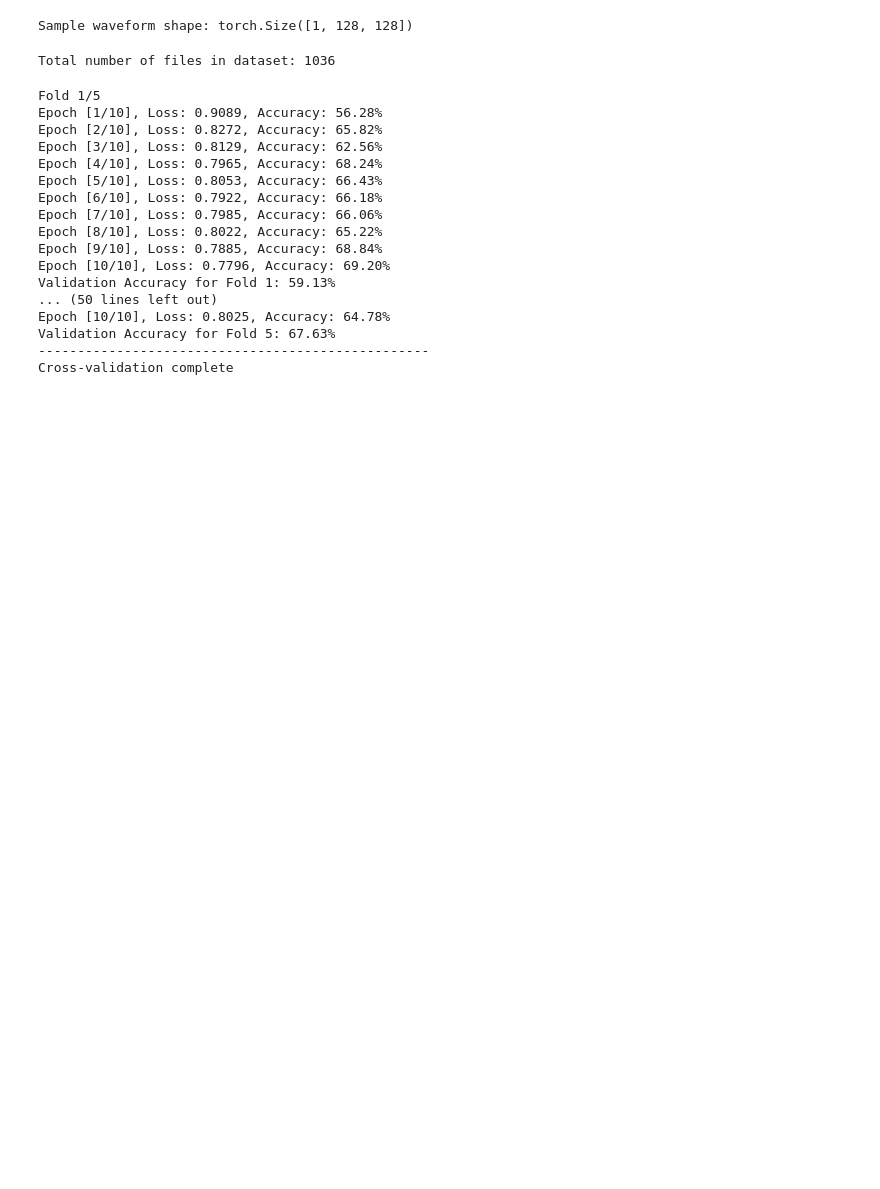
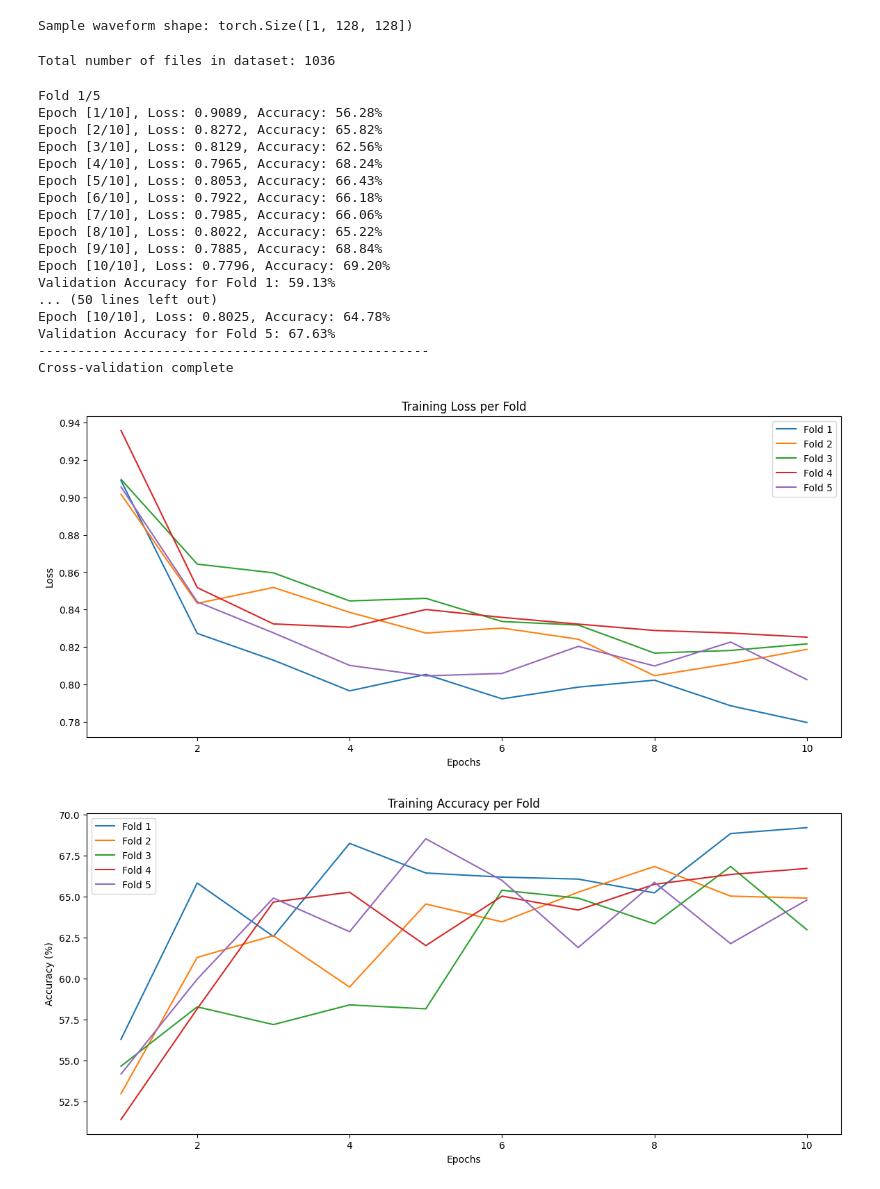
Before and after one commit to kris96tian/Patient_Audio_DeepLearning, a Jupyter notebook: patient-health-detection-using-vocal-audio.ipynb, the cells around one changed output. Drawn from its saved outputs; the diff is of its cells as text; code cells hidden in the pictures; blank space fills up the shorter version.

```diff
--- a/patient-health-detection-using-vocal-audio.ipynb
+++ b/patient-health-detection-using-vocal-audio.ipynb
@@ -178,3 +178,45 @@ Epoch [10/10], Loss: 0.8025, Accuracy: 64.78%
 Validation Accuracy for Fold 5: 67.63%
 --------------------------------------------------
 Cross-validation complete
+# %%
+
+epochs = list(range(1, 11))
+
+losses = [
+    [0.9089, 0.8272, 0.8129, 0.7965, 0.8053, 0.7922, 0.7985, 0.8022, 0.7885, 0.7796],
+    [0.9016, 0.8433, 0.8518, 0.8385, 0.8274, 0.8301, 0.8241, 0.8046, 0.8111, 0.8187],
+    [0.9096, 0.8643, 0.8596, 0.8446, 0.8460, 0.8336, 0.8317, 0.8167, 0.8181, 0.8216],
+    [0.9357, 0.8517, 0.8323, 0.8305, 0.8400, 0.8358, 0.8322, 0.8288, 0.8274, 0.8252],
+    [0.9055, 0.8441, 0.8275, 0.8101, 0.8045, 0.8058, 0.8203, 0.8098, 0.8226, 0.8025]
+]
+
+accuracies = [
+    [56.28, 65.82, 62.56, 68.24, 66.43, 66.18, 66.06, 65.22, 68.84, 69.20],
+    [52.96, 61.28, 62.61, 59.47, 64.54, 63.45, 65.26, 66.83, 65.02, 64.90],
+    [54.64, 58.26, 57.18, 58.38, 58.14, 65.38, 64.90, 63.33, 66.83, 62.97],
+    [51.39, 58.14, 64.66, 65.26, 62.00, 65.02, 64.17, 65.74, 66.34, 66.71],
+    [54.16, 59.95, 64.90, 62.85, 68.52, 65.98, 61.88, 65.86, 62.12, 64.78]
+]
+
+#Loss plöt
+plt.figure(figsize=(14, 6))
+for i, loss in enumerate(losses):
+    plt.plot(epochs, loss, label=f'Fold {i + 1}')
+plt.xlabel('Epochs')
+plt.ylabel('Loss')
+plt.title('Training Loss per Fold')
+plt.legend()
+plt.show()
+
+# Accuracy plot
+plt.figure(figsize=(14, 6))
+for i, acc in enumerate(accuracies):
+    plt.plot(epochs, acc, label=f'Fold {i + 1}')
+plt.xlabel('Epochs')
+plt.ylabel('Accuracy (%)')
+plt.title('Training Accuracy per Fold')
+plt.legend()
+plt.show()
+# %% [output]
+[figure, added]
+[figure, added]
```
Also changed, not shown: 1 other file.
